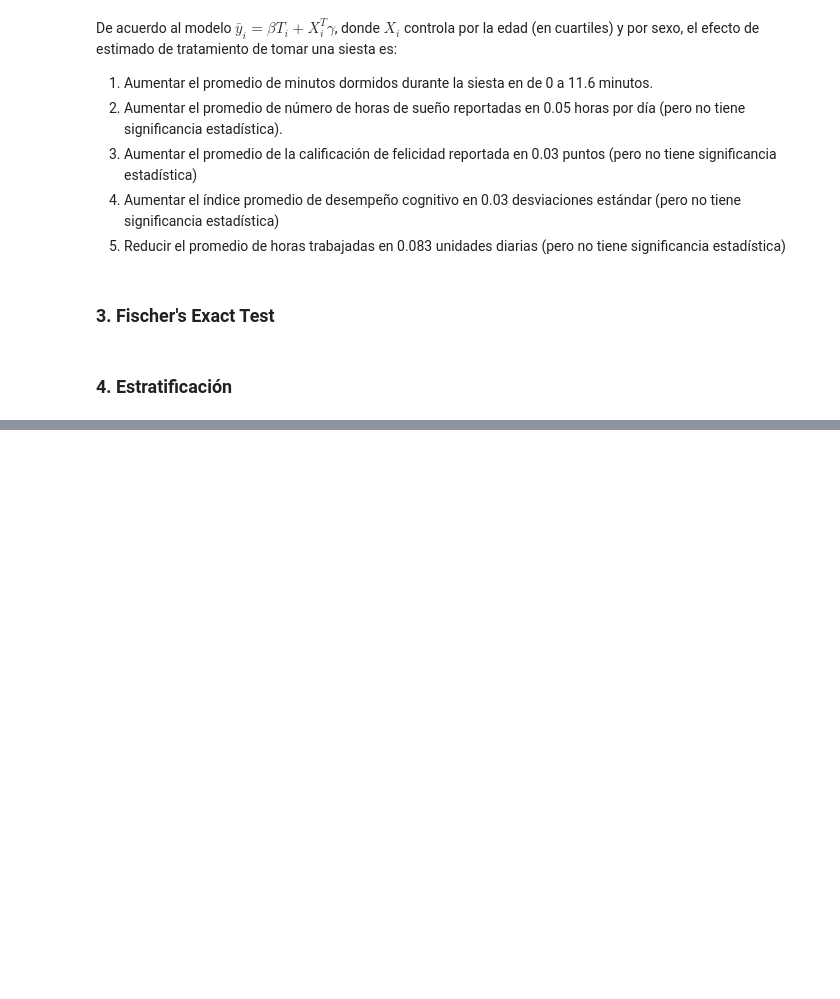
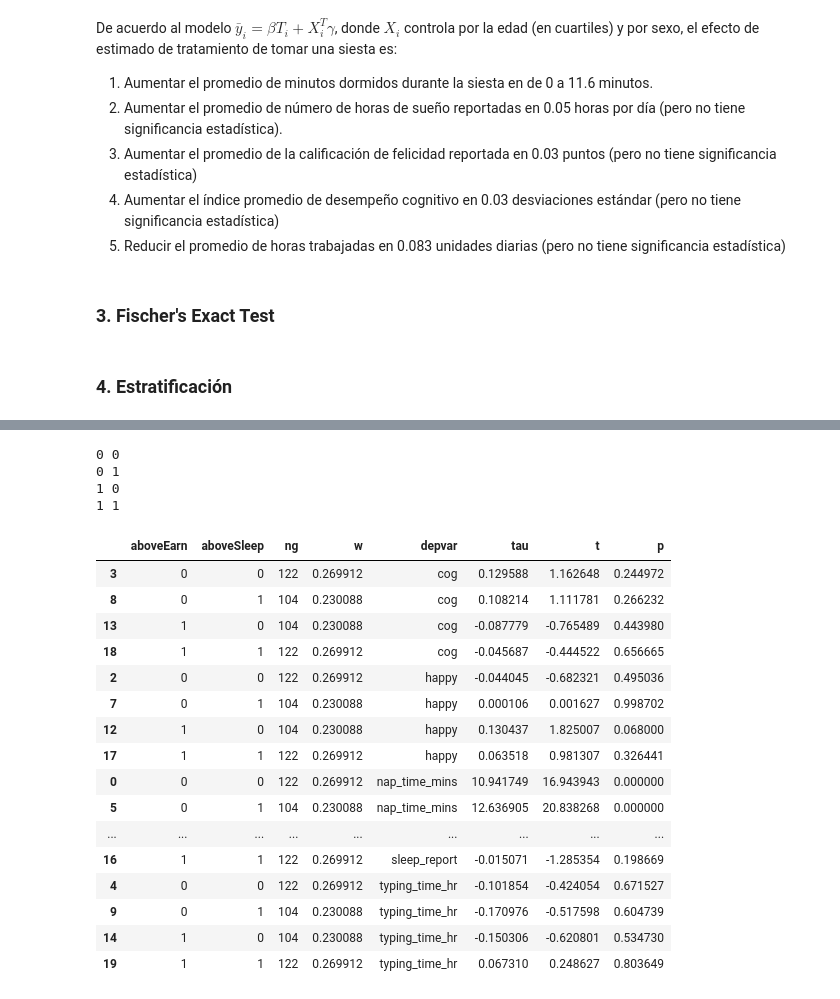
Before and after one commit to ArturoSbr/EmtrAp-hw01, a Jupyter notebook: cod/main.ipynb, the cells around one changed output, grey strips where cells are left out. Saved outputs shown, nothing was run; the diff lists cells and outputs as text; code cells hidden in the pictures; blank space fills up the shorter version.

```diff
--- a/cod/main.ipynb
+++ b/cod/main.ipynb
@@ -262,0 +246,4 @@ Prácticamente el 50% de la población fue tratada dentro de cada estrato.
+# %%
+# asdf
+t = d2.groupby(['aboveEarn','aboveSleep'])['T_nap'].sum()
+t
@@ -262,0 +262,45 @@ Prácticamente el 50% de la población fue tratada dentro de cada estrato.
+# %%
+# Inicializar lista para agregar datos
+d = []
+
+#
+for e, s in t.index:
+    print(e,s)
+# %% [output]
+0 0
+0 1
+1 0
+1 1
+# %%
+# Inicializar lista
+d = []
+
+# Efecto por estrato
+for e, s in t.index:
+    m = d2['aboveEarn'].eq(e) & d2['aboveSleep'].eq(s)
+    # Para cada variable
+    for y in Y:
+        d.append([e, s, m.sum(), m.sum() / len(d2)] + list(neyman(d2[m], 'T_nap', y)))
+
+# Resultados a tabla
+t = pd.DataFrame(data=d, columns=['aboveEarn','aboveSleep','ng','w','depvar','tau','t','p'])
+t = t.sort_values(['depvar','aboveEarn','aboveSleep'])
+t
+# %% [output]
+|  | aboveEarn | aboveSleep | ng | w | depvar | tau | t | p |
+| 3 | 0 | 0 | 122 | 0.269912 | cog | 0.129588 | 1.162648 | 0.244972 |
+| 8 | 0 | 1 | 104 | 0.230088 | cog | 0.108214 | 1.111781 | 0.266232 |
+| 13 | 1 | 0 | 104 | 0.230088 | cog | -0.087779 | -0.765489 | 0.443980 |
+| 18 | 1 | 1 | 122 | 0.269912 | cog | -0.045687 | -0.444522 | 0.656665 |
+| 2 | 0 | 0 | 122 | 0.269912 | happy | -0.044045 | -0.682321 | 0.495036 |
+| 7 | 0 | 1 | 104 | 0.230088 | happy | 0.000106 | 0.001627 | 0.998702 |
+| 12 | 1 | 0 | 104 | 0.230088 | happy | 0.130437 | 1.825007 | 0.068000 |
+| 17 | 1 | 1 | 122 | 0.269912 | happy | 0.063518 | 0.981307 | 0.326441 |
+| 0 | 0 | 0 | 122 | 0.269912 | nap_time_mins | 10.941749 | 16.943943 | 0.000000 |
+| 5 | 0 | 1 | 104 | 0.230088 | nap_time_mins | 12.636905 | 20.838268 | 0.000000 |
+| ... | ... | ... | ... | ... | ... | ... | ... | ... |
+| 16 | 1 | 1 | 122 | 0.269912 | sleep_report | -0.015071 | -1.285354 | 0.198669 |
+| 4 | 0 | 0 | 122 | 0.269912 | typing_time_hr | -0.101854 | -0.424054 | 0.671527 |
+| 9 | 0 | 1 | 104 | 0.230088 | typing_time_hr | -0.170976 | -0.517598 | 0.604739 |
+| 14 | 1 | 0 | 104 | 0.230088 | typing_time_hr | -0.150306 | -0.620801 | 0.534730 |
+| 19 | 1 | 1 | 122 | 0.269912 | typing_time_hr | 0.067310 | 0.248627 | 0.803649 |
```
Also changed, not shown: parts of 6 cells of this notebook.
